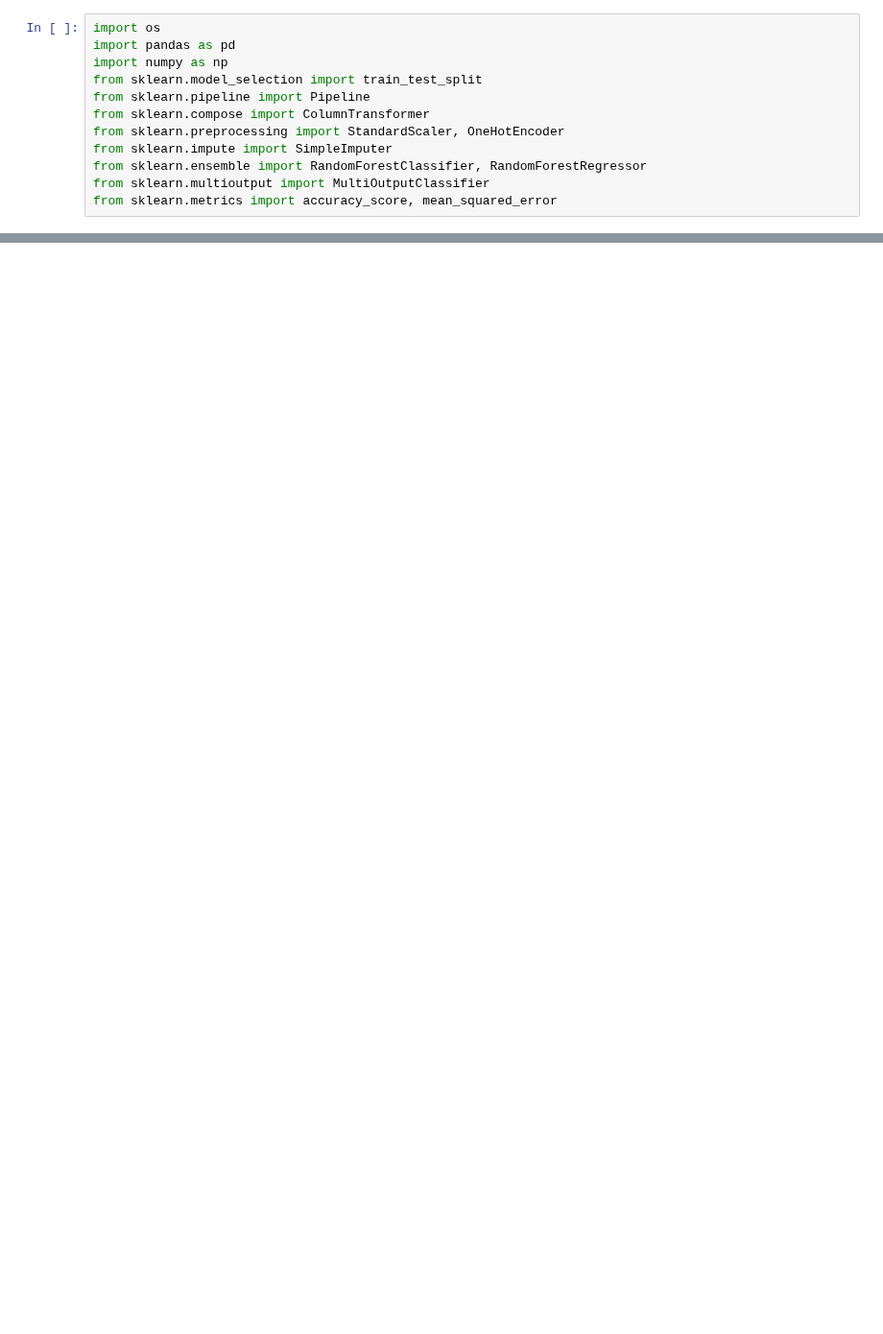
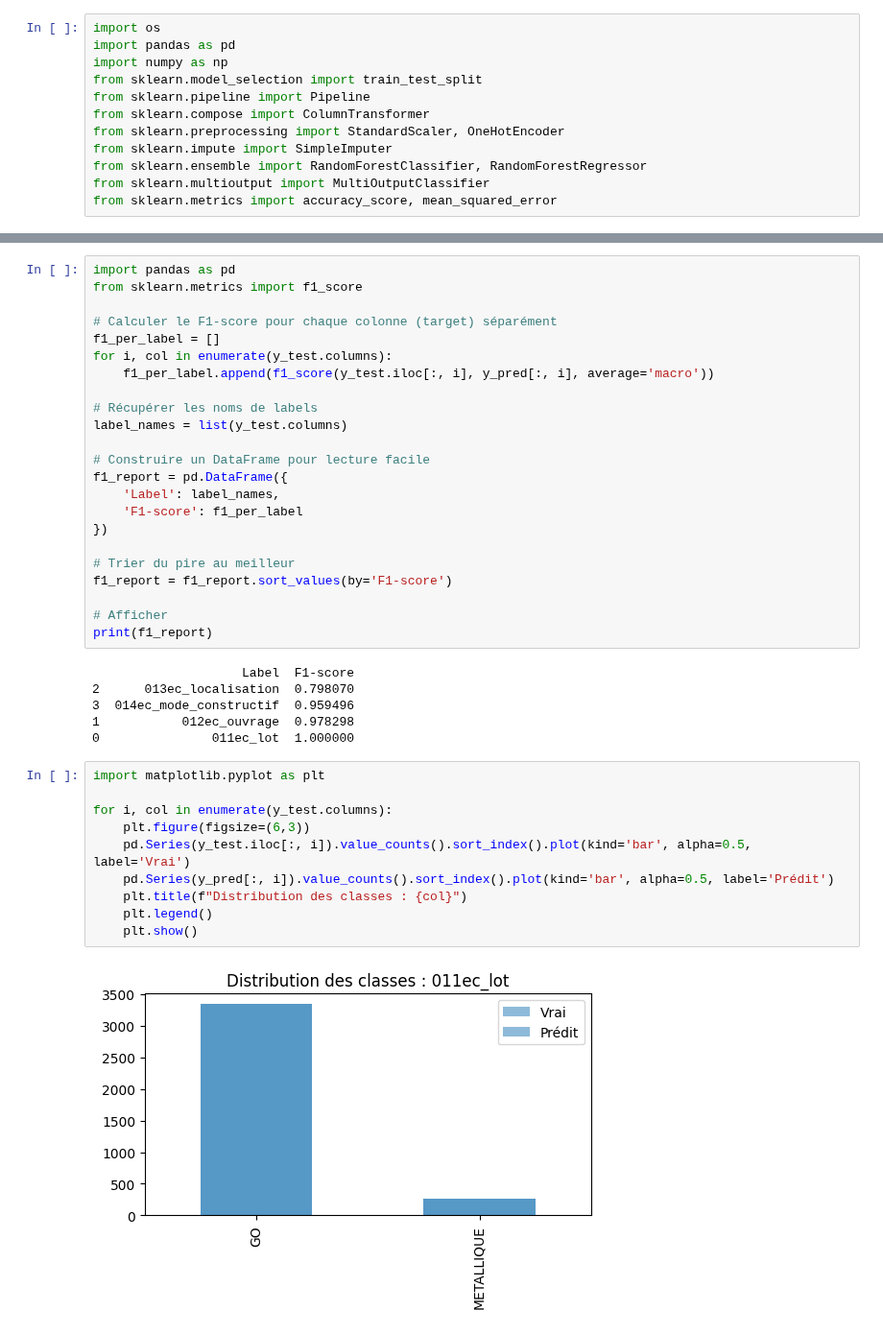
Before and after one commit to fqbq69/BIMpredict-, a Jupyter notebook: notebooks/fabian/RandomForest"poutres".ipynb, the cells around one changed output, grey strips where cells are left out. Shown at 96% size. Saved outputs shown, nothing was run; the diff lists cells and outputs as text; blank space fills up the shorter version.

```diff
--- a/notebooks/fabian/RandomForest"poutres".ipynb
+++ b/notebooks/fabian/RandomForest"poutres".ipynb
@@ -226,0 +250,41 @@ print("Accuracy calculée sur", len(y_test), "échantillons.")
+# %%
+import pandas as pd
+from sklearn.metrics import f1_score
+
+# Calculer le F1-score pour chaque colonne (target) séparément
+f1_per_label = []
+for i, col in enumerate(y_test.columns):
+    f1_per_label.append(f1_score(y_test.iloc[:, i], y_pred[:, i], average='macro'))
+
+# Récupérer les noms de labels
+label_names = list(y_test.columns)
+
+# Construire un DataFrame pour lecture facile
+f1_report = pd.DataFrame({
+    'Label': label_names,
+    'F1-score': f1_per_label
+})
+
+# Trier du pire au meilleur
+f1_report = f1_report.sort_values(by='F1-score')
+
+# Afficher
+print(f1_report)
+# %% [output]
+                    Label  F1-score
+2      013ec_localisation  0.798070
+3  014ec_mode_constructif  0.959496
+1           012ec_ouvrage  0.978298
+0               011ec_lot  1.000000
+# %%
+import matplotlib.pyplot as plt
+
+for i, col in enumerate(y_test.columns):
+    plt.figure(figsize=(6,3))
+    pd.Series(y_test.iloc[:, i]).value_counts().sort_index().plot(kind='bar', alpha=0.5, label='Vrai')
+    pd.Series(y_pred[:, i]).value_counts().sort_index().plot(kind='bar', alpha=0.5, label='Prédit')
+    plt.title(f"Distribution des classes : {col}")
+    plt.legend()
+    plt.show()
+# %% [output]
+[figure, added]
```
Also changed, not shown: parts of 11 cells of this notebook.
